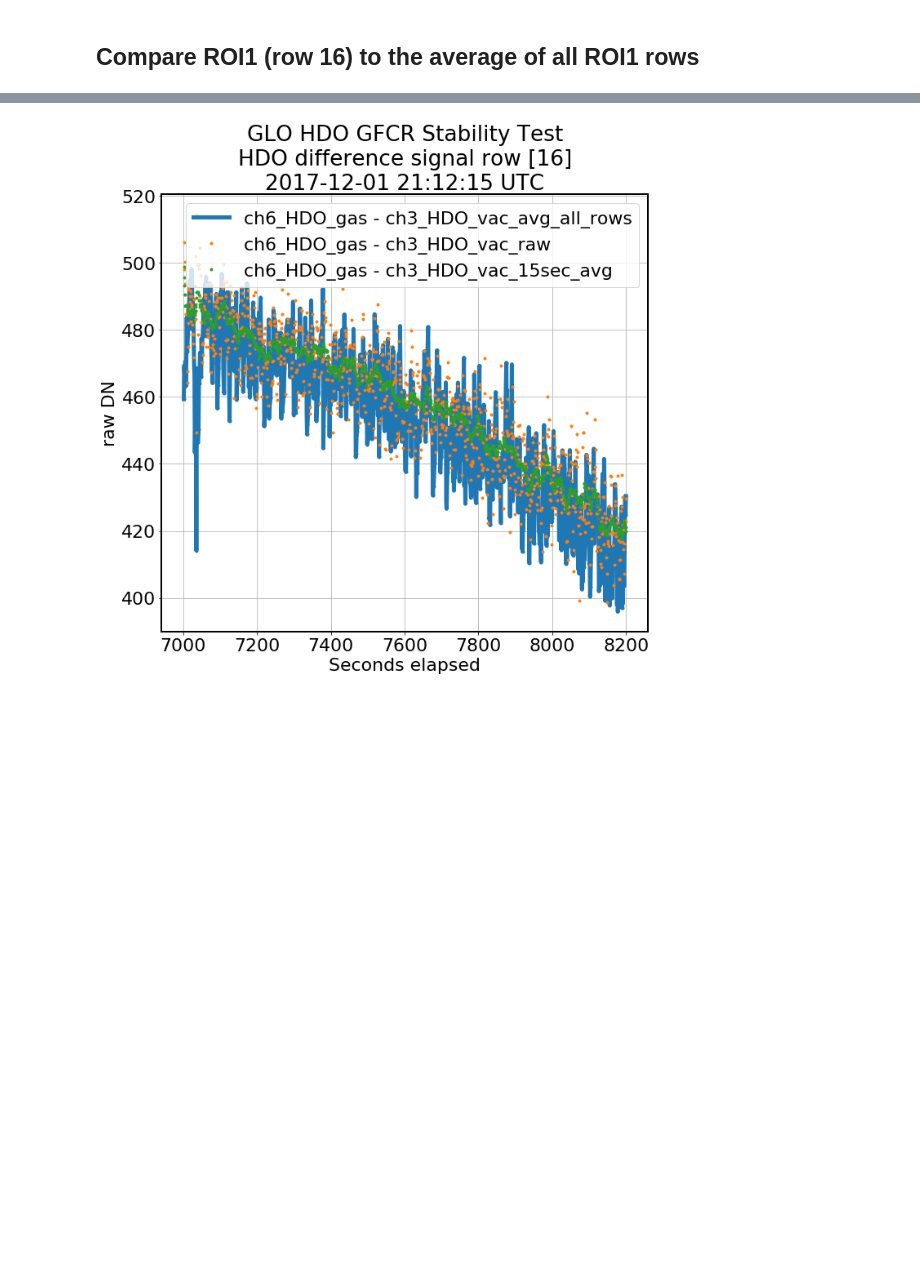
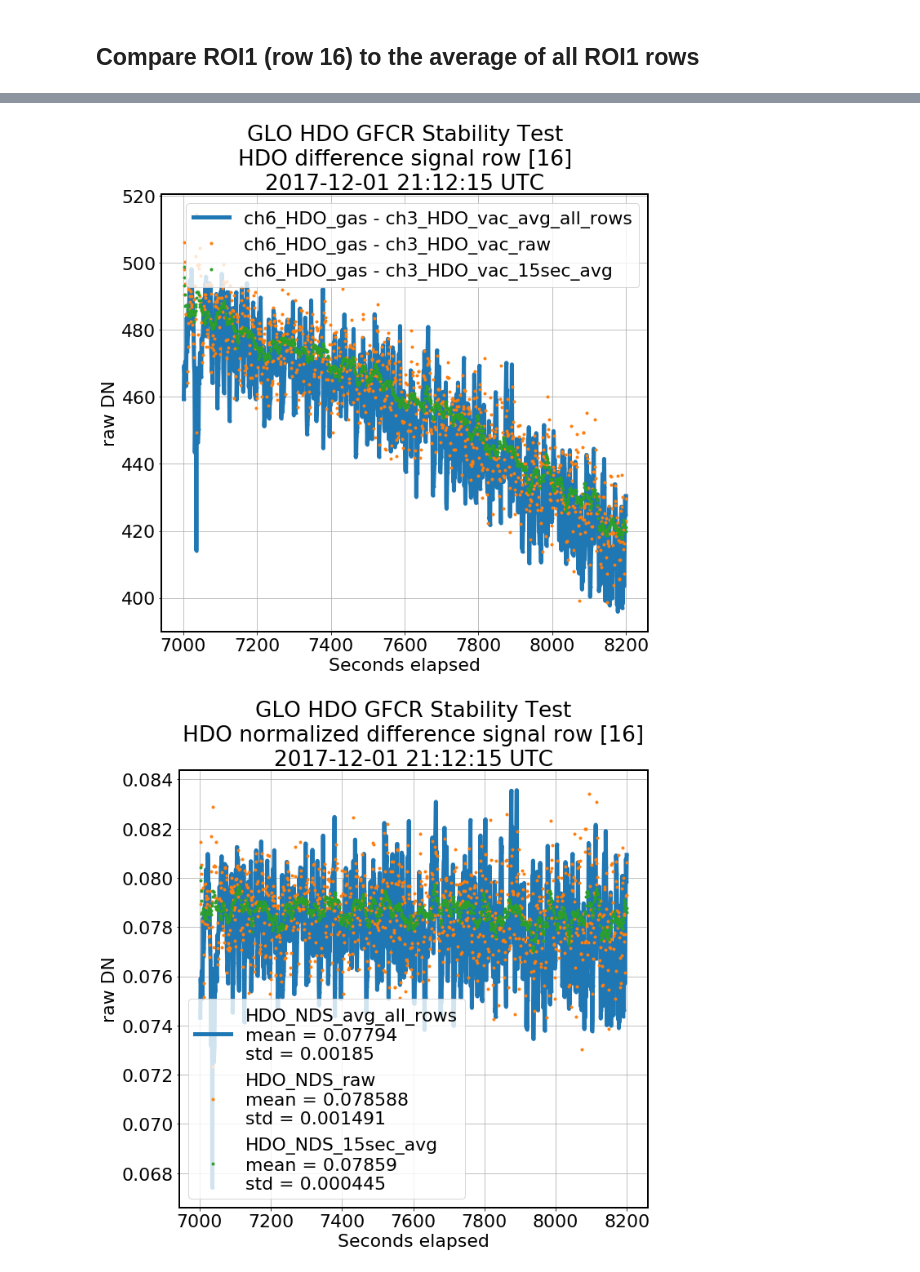
Before and after one commit to bpoche/GLO, a Jupyter notebook: data_analysis/20171201_GLO_gfcr_stability_test.ipynb, the cells around one changed output, grey strips where cells are left out. Cells and saved outputs as stored; diff of their text form; code cells hidden in the pictures; blank space fills up the shorter version.

Commit message:
edited NDS all rows average plot

```diff
--- a/data_analysis/20171201_GLO_gfcr_stability_test.ipynb
+++ b/data_analysis/20171201_GLO_gfcr_stability_test.ipynb
@@ -250,6 +250,7 @@ t_stop = 8200
 roi1 = load_roi()
 roi1_row=[16]
 
+plt.figure(1)
 roi_df_ch3 = roi1['ch3']
 roi_df_ch3['elapsed'] = roi_df_ch3.index.to_datetime() - roi_df_ch3.index[0]
 roi_df_ch3.elapsed = roi_df_ch3.elapsed.astype('timedelta64[ms]').divide(1000.0)
@@ -264,8 +265,15 @@ roi_df_ch6 = roi_df_ch6.loc[mask,:]
 plt.plot(roi_df_ch3.elapsed,roi_df_ch6.iloc[:,np.arange(32)].mean(axis=1)-roi_df_ch3.iloc[:,np.arange(32)].mean(axis=1),'o-',label='ch6_HDO_gas - ch3_HDO_vac_avg_all_rows')
 plt.xlabel('Seconds elapsed')
 
-#plt.figure(2)
 plot_roi(roi1['ch6']-roi1['ch3'],t_start,t_stop,leg='ch6_HDO_gas - ch3_HDO_vac_raw',roi1_row=roi1_row)
 plot_roi(roi1['ch6']-roi1['ch3'],t_start,t_stop,roll_win=15,leg='ch6_HDO_gas - ch3_HDO_vac_15sec_avg',roi1_row=roi1_row)
 plt.title('GLO HDO GFCR Stability Test\nHDO difference signal row '+str(roi1_row[:])+'\n2017-12-01 21:12:15 UTC')
+
+plt.figure(2)
+mean_nds_all_rows = ((roi_df_ch6.iloc[:,np.arange(32)].mean(axis=1)-roi_df_ch3.iloc[:,np.arange(32)].mean(axis=1))/roi_df_ch6.iloc[:,np.arange(32)].mean(axis=1)).mean()
+std_nds_all_rows = ((roi_df_ch6.iloc[:,np.arange(32)].mean(axis=1)-roi_df_ch3.iloc[:,np.arange(32)].mean(axis=1))/roi_df_ch6.iloc[:,np.arange(32)].mean(axis=1)).std()
+plt.plot(roi_df_ch3.elapsed,(roi_df_ch6.iloc[:,np.arange(32)].mean(axis=1)-roi_df_ch3.iloc[:,np.arange(32)].mean(axis=1))/roi_df_ch6.iloc[:,np.arange(32)].mean(axis=1),'o-',label='HDO_NDS_avg_all_rows\nmean = '+str(round(mean_nds_all_rows,5))+'\nstd = '+str(round(std_nds_all_rows,5)))
+plot_roi((roi1['ch6']-roi1['ch3'])/(roi1['ch6']),t_start,t_stop,leg='HDO_NDS_raw',stats=True,roi1_row=roi1_row)
+plot_roi((roi1['ch6']-roi1['ch3'])/(roi1['ch6']),t_start,t_stop,roll_win=15,leg='HDO_NDS_15sec_avg',stats=True,roi1_row=roi1_row)
+plt.title('GLO HDO GFCR Stability Test\nHDO normalized difference signal row '+str(roi1_row[:])+'\n2017-12-01 21:12:15 UTC')
 # %% [output]
@@ -273 +281,2 @@ Text(0.5,1,'GLO HDO GFCR Stability Test\nHDO difference signal row [16]\n2017-12
 [figure]
+[figure, added]
```
Also changed, not shown: parts of 1 cell of this notebook.
